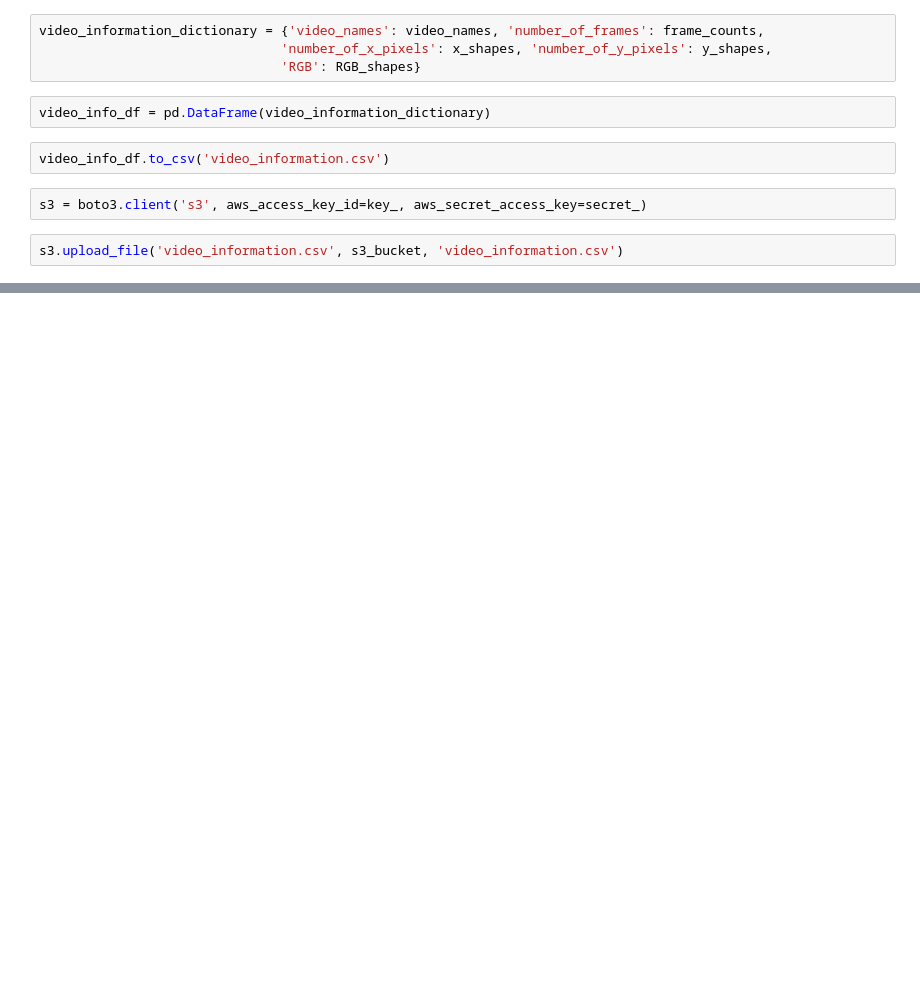
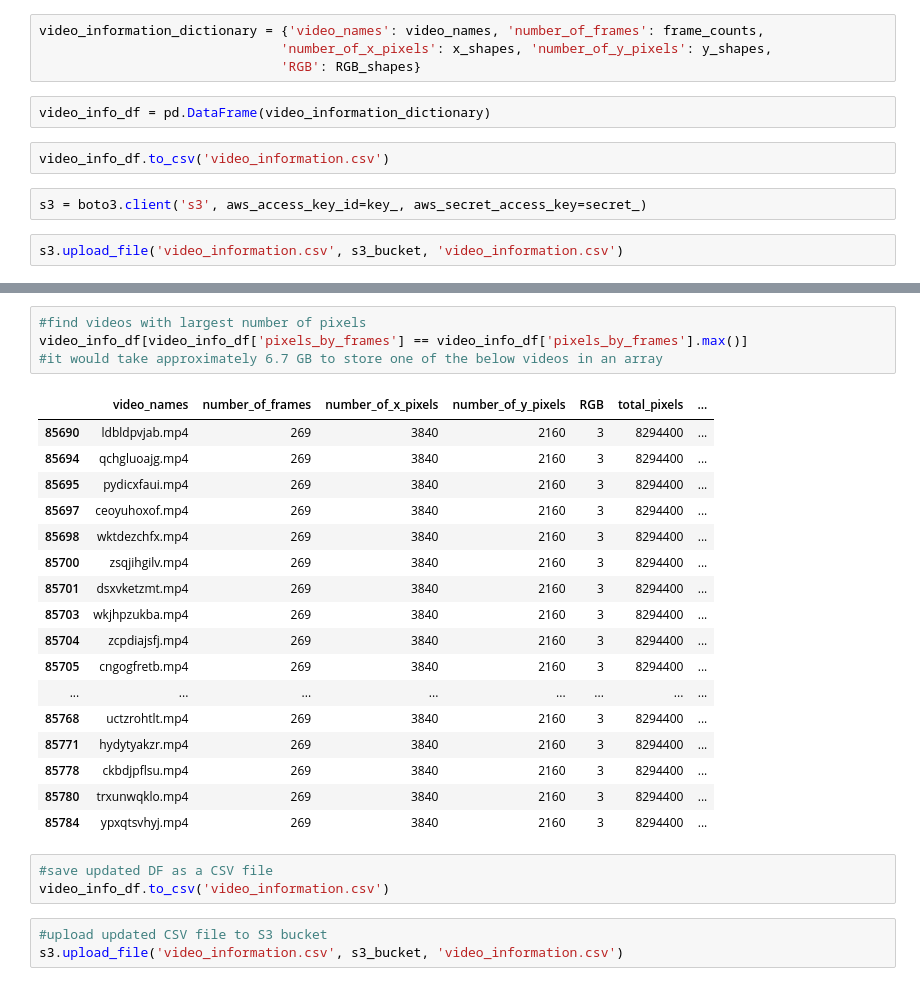
Before and after one commit to jherberg462/deepfake_detection, a Jupyter notebook: data_review.ipynb, the cells around one changed output, grey strips where cells are left out. Saved outputs shown, nothing was run; the diff lists cells and outputs as text; blank space fills up the shorter version.

```diff
--- a/data_review.ipynb
+++ b/data_review.ipynb
@@ -58,0 +145,28 @@ s3.upload_file('video_information.csv', s3_bucket, 'video_information.csv')
+# %%
+#find videos with largest number of pixels
+video_info_df[video_info_df['pixels_by_frames'] == video_info_df['pixels_by_frames'].max()]
+#it would take approximately 6.7 GB to store one of the below videos in an array
+# %% [output]
+|  | video_names | number_of_frames | number_of_x_pixels | number_of_y_pixels | RGB | total_pixels | ... |
+| 85690 | ldbldpvjab.mp4 | 269 | 3840 | 2160 | 3 | 8294400 | ... |
+| 85694 | qchgluoajg.mp4 | 269 | 3840 | 2160 | 3 | 8294400 | ... |
+| 85695 | pydicxfaui.mp4 | 269 | 3840 | 2160 | 3 | 8294400 | ... |
+| 85697 | ceoyuhoxof.mp4 | 269 | 3840 | 2160 | 3 | 8294400 | ... |
+| 85698 | wktdezchfx.mp4 | 269 | 3840 | 2160 | 3 | 8294400 | ... |
+| 85700 | zsqjihgilv.mp4 | 269 | 3840 | 2160 | 3 | 8294400 | ... |
+| 85701 | dsxvketzmt.mp4 | 269 | 3840 | 2160 | 3 | 8294400 | ... |
+| 85703 | wkjhpzukba.mp4 | 269 | 3840 | 2160 | 3 | 8294400 | ... |
+| 85704 | zcpdiajsfj.mp4 | 269 | 3840 | 2160 | 3 | 8294400 | ... |
+| 85705 | cngogfretb.mp4 | 269 | 3840 | 2160 | 3 | 8294400 | ... |
+| ... | ... | ... | ... | ... | ... | ... | ... |
+| 85768 | uctzrohtlt.mp4 | 269 | 3840 | 2160 | 3 | 8294400 | ... |
+| 85771 | hydytyakzr.mp4 | 269 | 3840 | 2160 | 3 | 8294400 | ... |
+| 85778 | ckbdjpflsu.mp4 | 269 | 3840 | 2160 | 3 | 8294400 | ... |
+| 85780 | trxunwqklo.mp4 | 269 | 3840 | 2160 | 3 | 8294400 | ... |
+| 85784 | ypxqtsvhyj.mp4 | 269 | 3840 | 2160 | 3 | 8294400 | ... |
+# %%
+#save updated DF as a CSV file
+video_info_df.to_csv('video_information.csv')
+# %%
+#upload updated CSV file to S3 bucket
+s3.upload_file('video_information.csv', s3_bucket, 'video_information.csv')
```
Also changed, not shown: parts of 11 cells of this notebook, 2 other files.
